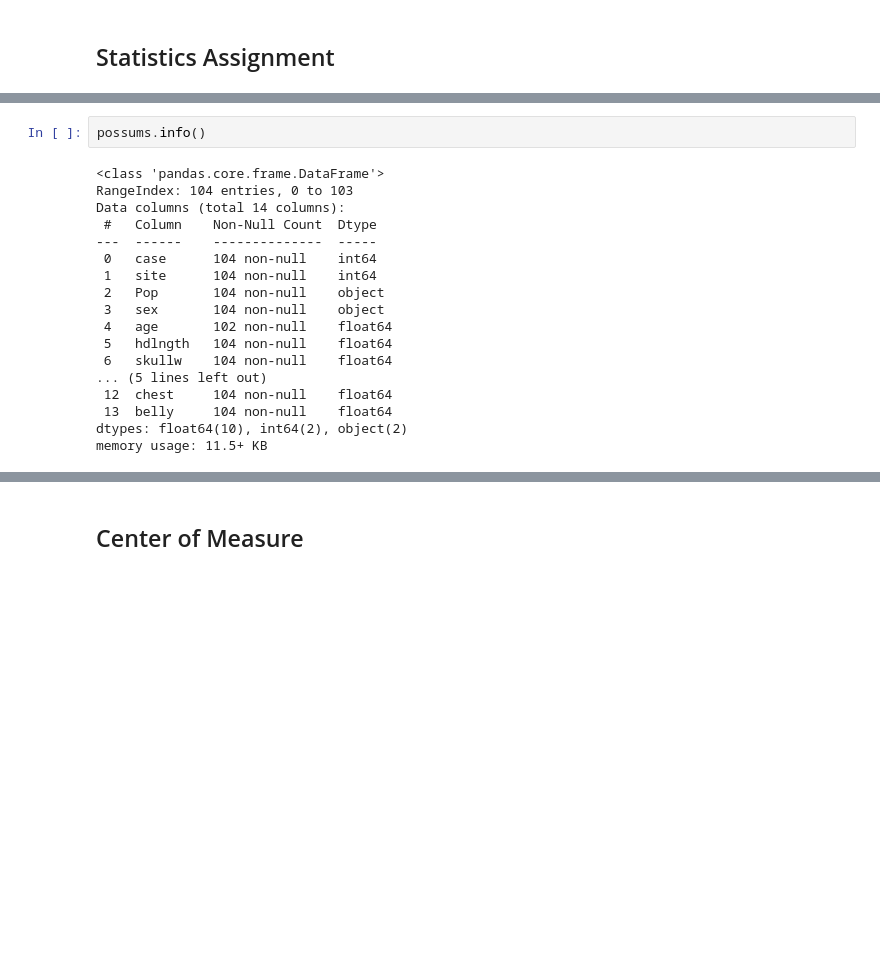
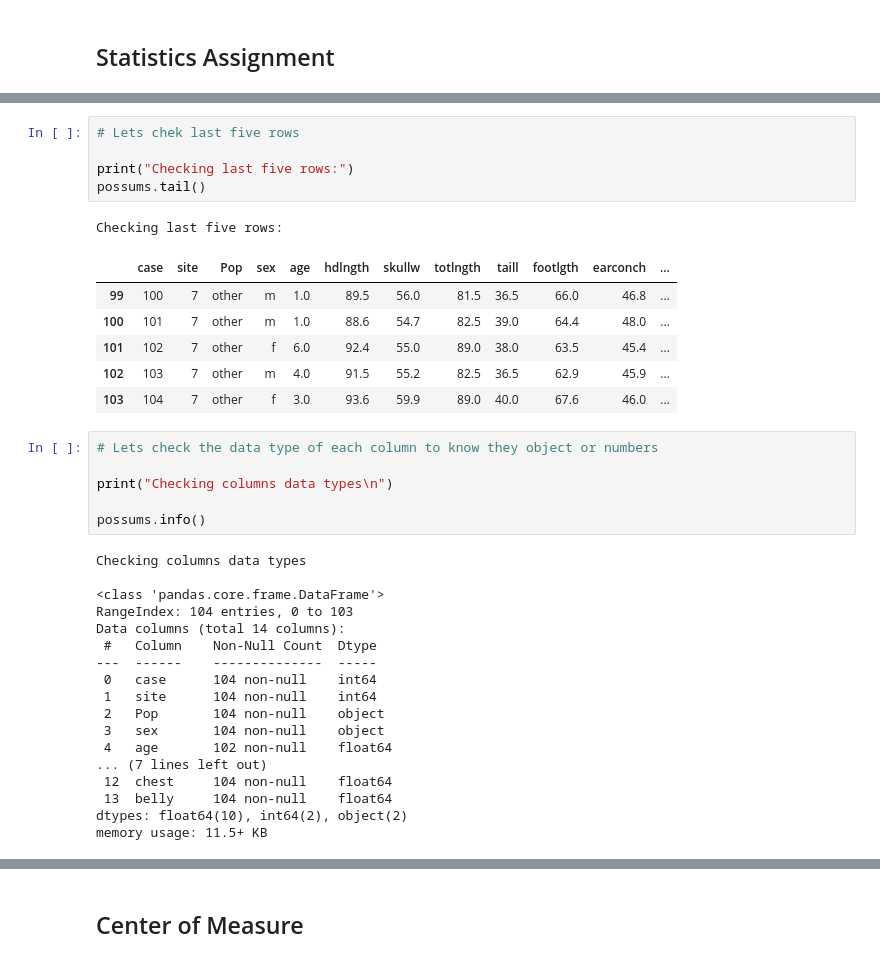
Before and after one commit to Osisami00/AI_Engr, a Jupyter notebook: My_Task/week_8/task18.ipynb, the cells around one changed output, grey strips where cells are left out. Drawn from its saved outputs; the diff is of its cells as text; blank space fills up the shorter version.

```diff
--- a/My_Task/week_8/task18.ipynb
+++ b/My_Task/week_8/task18.ipynb
@@ -18,6 +26,25 @@ possums.head()
+# %%
+# Lets chek last five rows
+
+print("Checking last five rows:")
+possums.tail()
+# %% [output]
+Checking last five rows:
+|  | case | site | Pop | sex | age | hdlngth | skullw | totlngth | taill | footlgth | earconch | ... |
+| 99 | 100 | 7 | other | m | 1.0 | 89.5 | 56.0 | 81.5 | 36.5 | 66.0 | 46.8 | ... |
+| 100 | 101 | 7 | other | m | 1.0 | 88.6 | 54.7 | 82.5 | 39.0 | 64.4 | 48.0 | ... |
+| 101 | 102 | 7 | other | f | 6.0 | 92.4 | 55.0 | 89.0 | 38.0 | 63.5 | 45.4 | ... |
+| 102 | 103 | 7 | other | m | 4.0 | 91.5 | 55.2 | 82.5 | 36.5 | 62.9 | 45.9 | ... |
+| 103 | 104 | 7 | other | f | 3.0 | 93.6 | 59.9 | 89.0 | 40.0 | 67.6 | 46.0 | ... |
 # %%
+# Lets check the data type of each column to know they object or numbers
+
+print("Checking columns data types\n")
+
 possums.info()
 # %% [output]
+Checking columns data types
+
 <class 'pandas.core.frame.DataFrame'>
 RangeIndex: 104 entries, 0 to 103
 Data columns (total 14 columns):
@@ -28,9 +55,7 @@ Data columns (total 14 columns):
  2   Pop       104 non-null    object
  3   sex       104 non-null    object
  4   age       102 non-null    float64
- 5   hdlngth   104 non-null    float64
- 6   skullw    104 non-null    float64
-... (5 lines left out)
+... (7 lines left out)
  12  chest     104 non-null    float64
  13  belly     104 non-null    float64
 dtypes: float64(10), int64(2), object(2)
```
Also changed, not shown: parts of 25 cells of this notebook.
